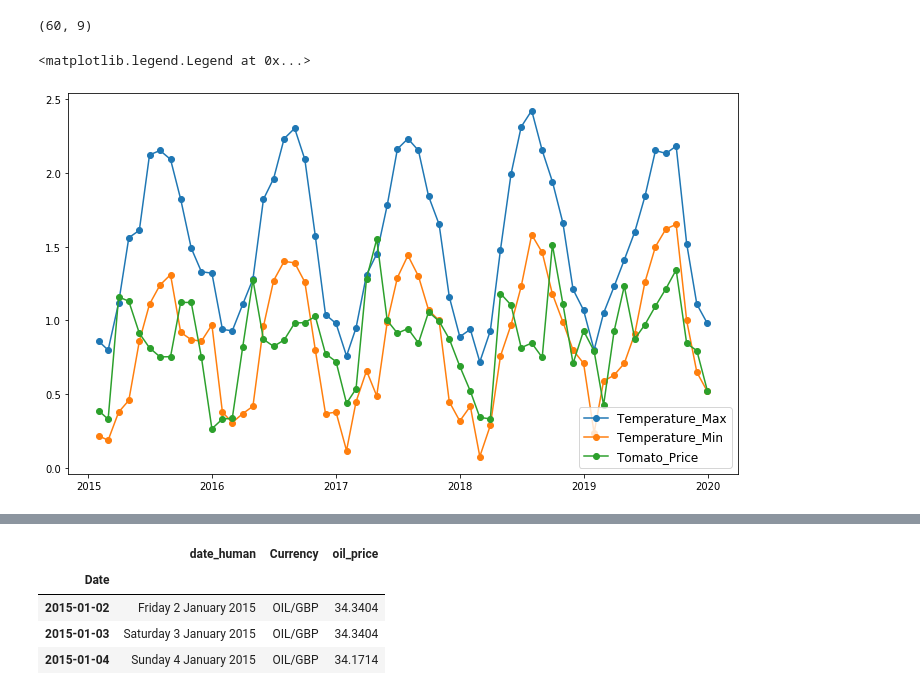
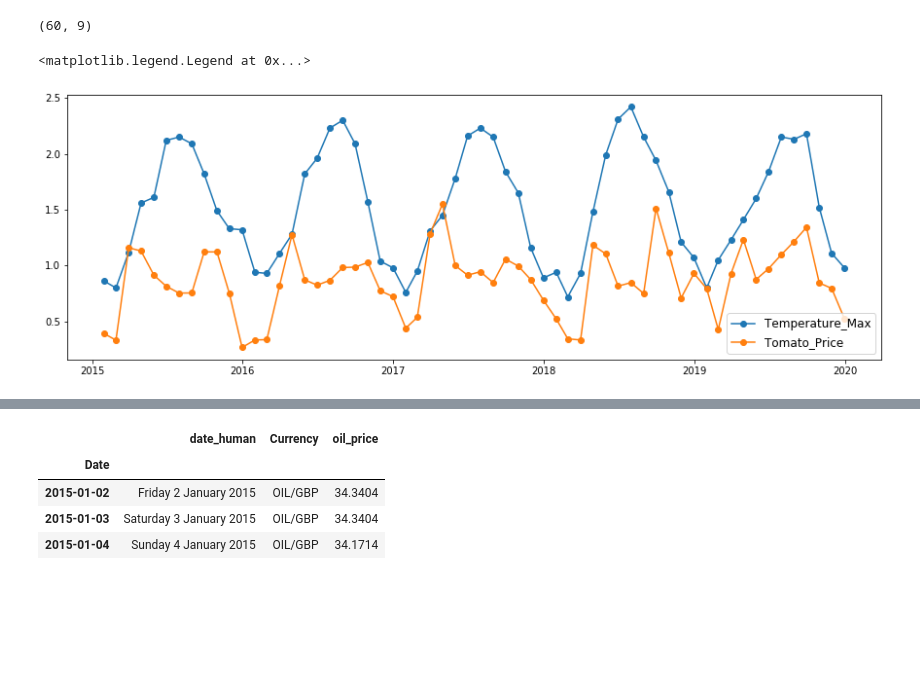
Before and after one commit to pola255/tomato-price, a Jupyter notebook: Exploratory data/Price tomato feature engineering and exploratory data.ipynb, the cells around one changed output, grey strips where cells are left out. Cells and saved outputs as stored; diff of their text form; code cells hidden in the pictures; blank space fills up the shorter version.

```diff
--- a/Exploratory data/Price tomato feature engineering and exploratory data.ipynb
+++ b/Exploratory data/Price tomato feature engineering and exploratory data.ipynb
@@ -195,7 +200,7 @@ plt.show()
 [figure]
 # %%
 # function to scale prices
-def chart_scale(column, n=10):
+def chart_scale(column):
     column_scaled = column / 10
     return round(column_scaled, 2)
 # %%
@@ -267,16 +273,14 @@ whether_tomato_price.shape
 # %% [output]
 (60, 9)
 # %%
-#I chart to explore montly
+#I chart to compare Tomato_Price and  Temperature_Max
 
-plt.figure(figsize=(12, 7))
+plt.figure(figsize=(15, 5))
 plt.plot(whether_tomato_price.temperature_max,
          '-o', label='Temperature_Max')
-plt.plot(whether_tomato_price.temperature_min,
-         '-o', label='Temperature_Min')
 plt.plot(whether_tomato_price.tomato_price,
          '-o', label='Tomato_Price')
 plt.legend(fontsize=12)
 # %% [output]
 <matplotlib.legend.Legend at 0x...>
-[figure, old version]
+[figure, new version]
```
Also changed, not shown: parts of 17 cells of this notebook.
